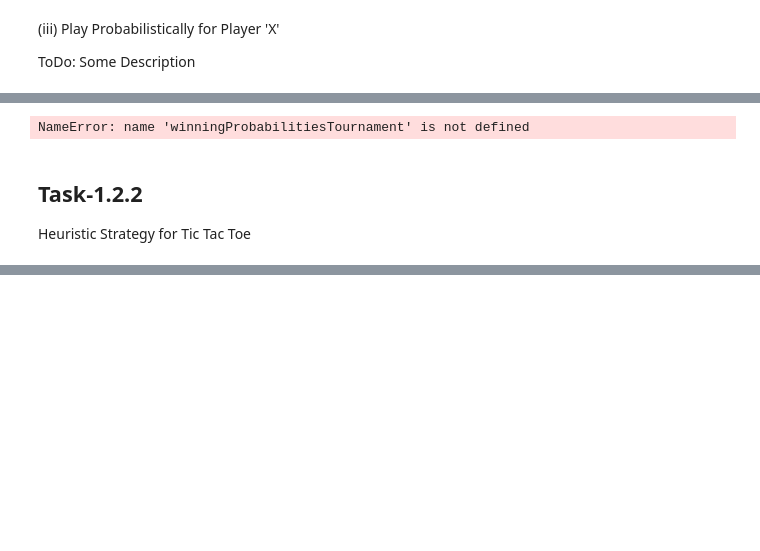
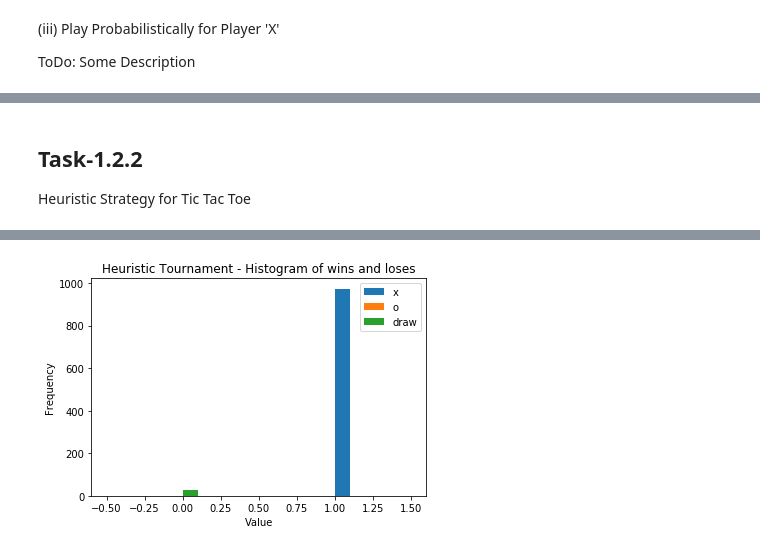
Before and after one commit to MdAsifKhan/Game-AI, a Jupyter notebook: project-01/Task-project-01.ipynb, the cells around one changed output, grey strips where cells are left out. Saved outputs shown, nothing was run; the diff lists cells and outputs as text; code cells hidden in the pictures; blank space fills up the shorter version.

```diff
--- a/project-01/Task-project-01.ipynb
+++ b/project-01/Task-project-01.ipynb
@@ -47,11 +49,3 @@ ModuleNotFoundError: No module named 'numpy'
-# %%
-# Move Player
-player = 1
-file = 'probabilities.txt'
-game_result = winningProbabilitiesTournament(player, file)
-plot_histogram(game_result)
-# %% [output]
-NameError: name 'winningProbabilitiesTournament' is not defined
 # %% [markdown]
 ## Task-1.2.2
 
@@ -62,5 +56,5 @@ from tic_tac_toe import heuristic_tournament
 number_games=1000
 start_player= 1
 game_result = heuristic_tournament(start_player, number_games)
-plot_histogram(game_result)
+plot_histogram(game_result, "Heuristic Tournament - Histogram of wins and loses", 3)
 # %% [output]
@@ -67,0 +62 @@ ModuleNotFoundError: No module named 'numpy'
+[figure, added]
```
Also changed, not shown: parts of 8 cells of this notebook.
